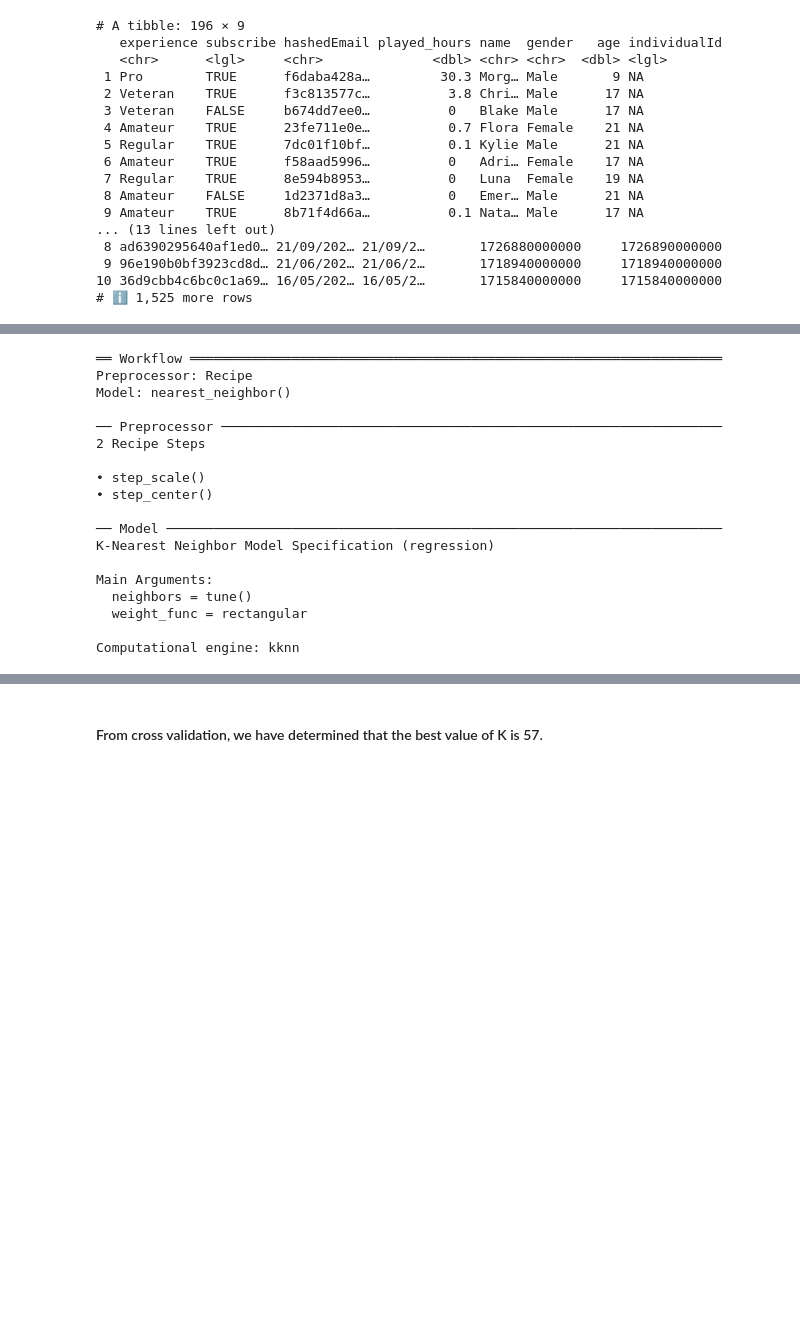
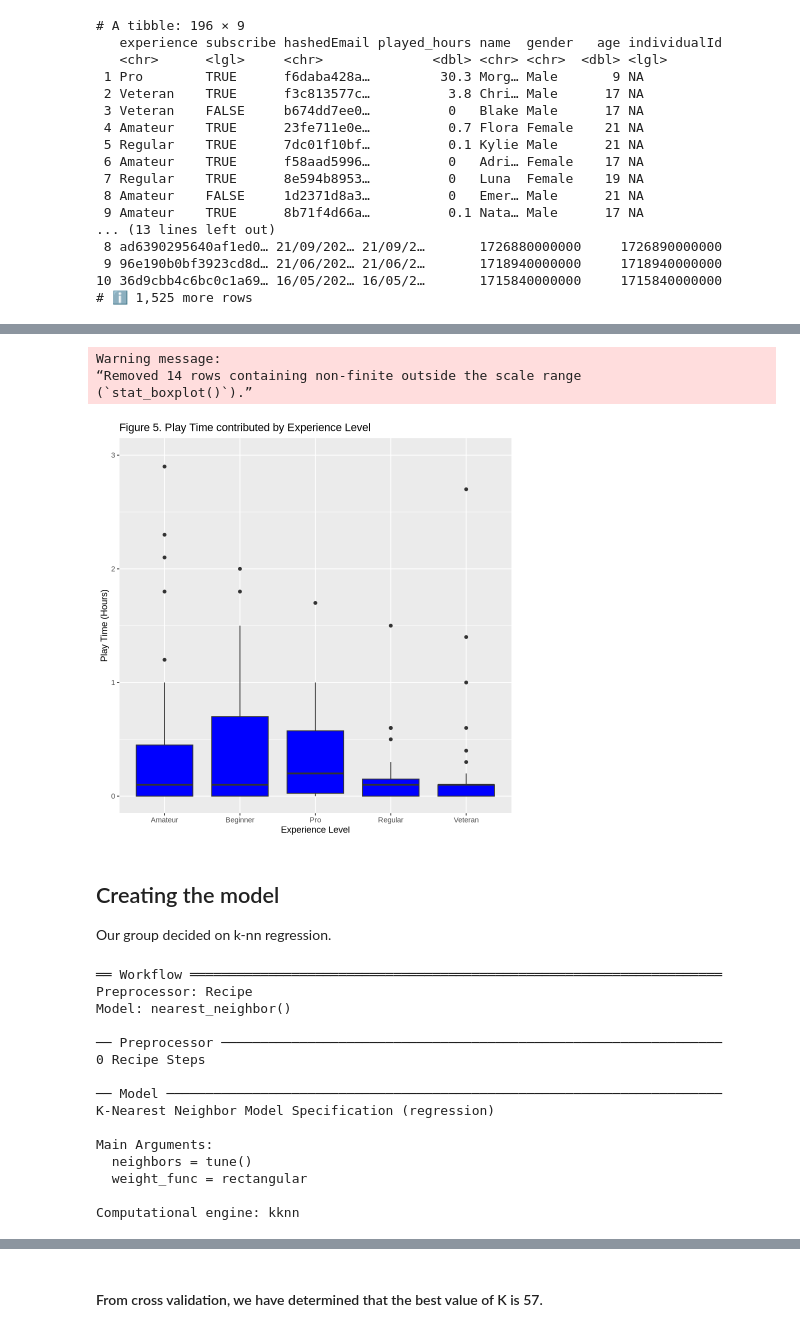
Before and after one commit to yuunvis/Group-Project, a Jupyter notebook: group_project.ipynb, the cells around one changed output, grey strips where cells are left out. Saved outputs shown, nothing was run; the diff lists cells and outputs as text; code cells hidden in the pictures; blank space fills up the shorter version.

```diff
--- a/group_project.ipynb
+++ b/group_project.ipynb
@@ -199,0 +154,39 @@ A data.frame: 6 × 13
+# %%
+plot1 <- ggplot(minecraft_train_1, aes(x = experience, y = played_hours)) +
+         geom_bar(stat = "identity") +
+         labs(
+              title = "Figure 1. Total Play Time contributed by Experience Level",
+              x = "Experience Level",
+              y = "Play Time (Hours)"
+              )
+
+plot2 <- ggplot(minecraft_train_1, aes(x = gender, y = played_hours)) +
+         geom_bar(stat = "identity") +
+         labs(
+              title = "Figure 2. Total Play Time by Gender",
+              x = "Gender",
+              y = "Play Time (Hours)"
+              )
+plot3 <- ggplot(minecraft_train_1, aes(x = age, y = played_hours)) +
+         geom_point(alpha = 0.5, color = "blue") +
+         labs(
+              title = "Figure 3. Relationship Between Age and Play Time",
+              x = "Age",
+              y = "Play Time (Hours)"
+              )
+
+plot4 <- ggplot(mean_play, aes(x = experience, y= average_hours)) +
+         geom_bar(stat = "identity") +
+         labs(
+              title = "Figure 4. Average Play Time contributed by Experience Level",
+              x = "Experience Level",
+              y = "Play Time (Hours)"
+              )
+plot5 <- ggplot(minecraft_train_1, aes(x = experience, y = played_hours)) +
+         geom_boxplot(fill= "blue") +
+         ylim(0,3)+
+         labs(
+              title = "Figure 5. Play Time contributed by Experience Level",
+              x = "Experience Level",
+              y = "Play Time (Hours)"
+              )
@@ -200,15 +209,22 @@ A data.frame: 6 × 13
+# %%
+plot5
+# %% [output]
+Warning message:
+“Removed 14 rows containing non-finite outside the scale range
+(`stat_boxplot()`).”
+[figure, added]
+# %% [markdown]
+## Creating the model
+Our group decided on k-nn regression.
 # %%
+#selecting columns
+minecraft_train_2<-select(minecraft_train_1,experience_num,gender_num,played_hours)
 #creating the model
-
-#splitting the data set into training and testing
-minecraft_split<-initial_split(final_minecraft_data, prop=0.75, strata = played_hours)
-minecraft_train<-training(minecraft_split)
-minecraft_test<-testing(minecraft_split)
 
 #using cross-validation to choose K
 
-#create recipe and scale in case
-minecraft_recipe<-recipe(played_hours ~., minecraft_train)|>
+#create recipe and scale
+minecraft_recipe<-recipe(played_hours ~ experience_num+gender_num, minecraft_train_2)|>
                   step_scale(all_predictors()) |>
                   step_center(all_predictors())
 #creating model specification
@@ -218,7 +234,7 @@ minecraft_spec<-nearest_neighbor(weight_func = "rectangular",
                 set_mode("regression")
 
 #create a 5-fold cross-validation object
-minecraft_vfold<-vfold_cv(minecraft_train, v = 5, strata = played_hours)
+minecraft_vfold<-vfold_cv(minecraft_train_2, v = 5, strata = played_hours)
 
 #creating a workflow
 minecraft_workflow<-workflow()|>
@@ -232,10 +248,7 @@ Preprocessor: Recipe
 Model: nearest_neighbor()
 
 ── Preprocessor ────────────────────────────────────────────────────────────────
-2 Recipe Steps
-
-• step_scale()
-• step_center()
+0 Recipe Steps
 
 ── Model ───────────────────────────────────────────────────────────────────────
 K-Nearest Neighbor Model Specification (regression)
```
Also changed, not shown: parts of 16 cells of this notebook.
